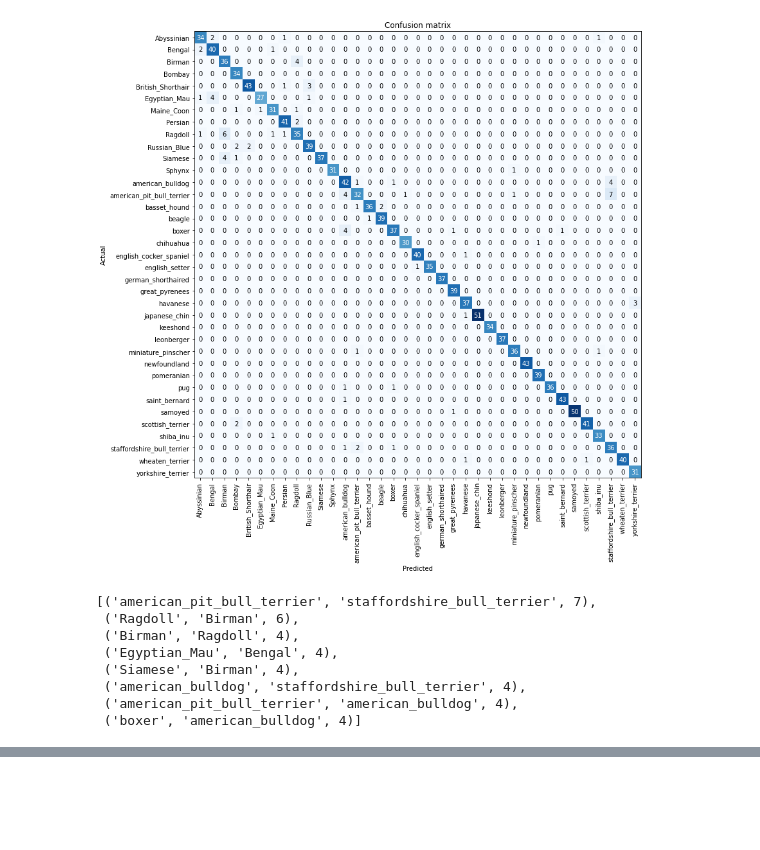
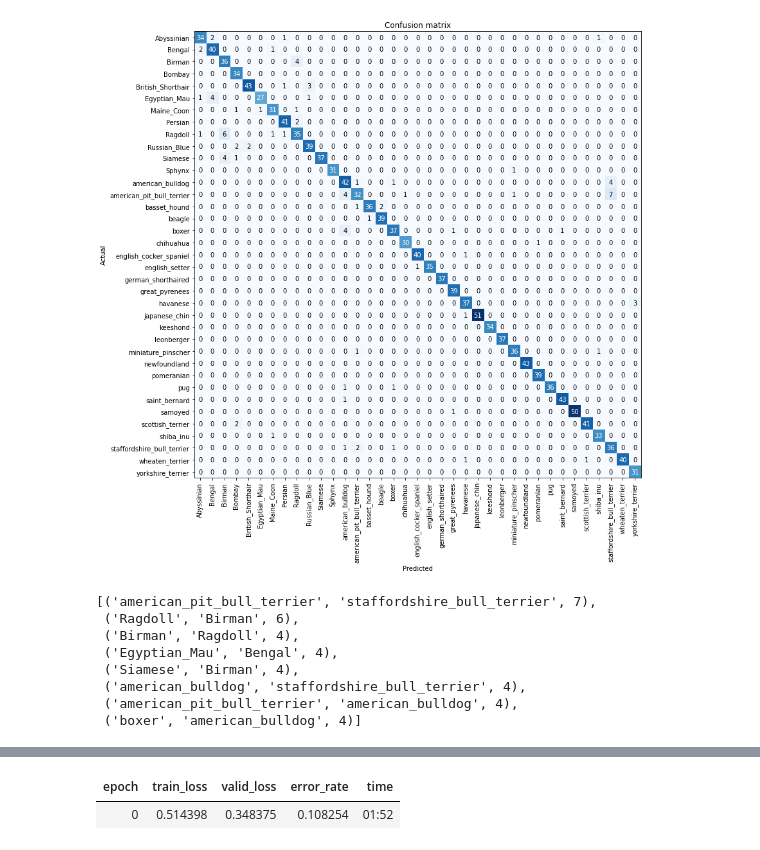
Before and after one commit to patchu-madathil/FastAI, a Jupyter notebook: catsanddogs.ipynb, the cells around one changed output, grey strips where cells are left out. Cells and saved outputs as stored; diff of their text form; code cells hidden in the pictures; blank space fills up the shorter version.

```diff
--- a/catsanddogs.ipynb
+++ b/catsanddogs.ipynb
@@ -125,0 +117,5 @@ Show in docs
+# %%
+learn.fit_one_cycle(1)
+# %% [output]
+| epoch | train_loss | valid_loss | error_rate | time |
+| 0 | 0.514398 | 0.348375 | 0.108254 | 01:52 |
```
Also changed, not shown: parts of 5 cells of this notebook.
